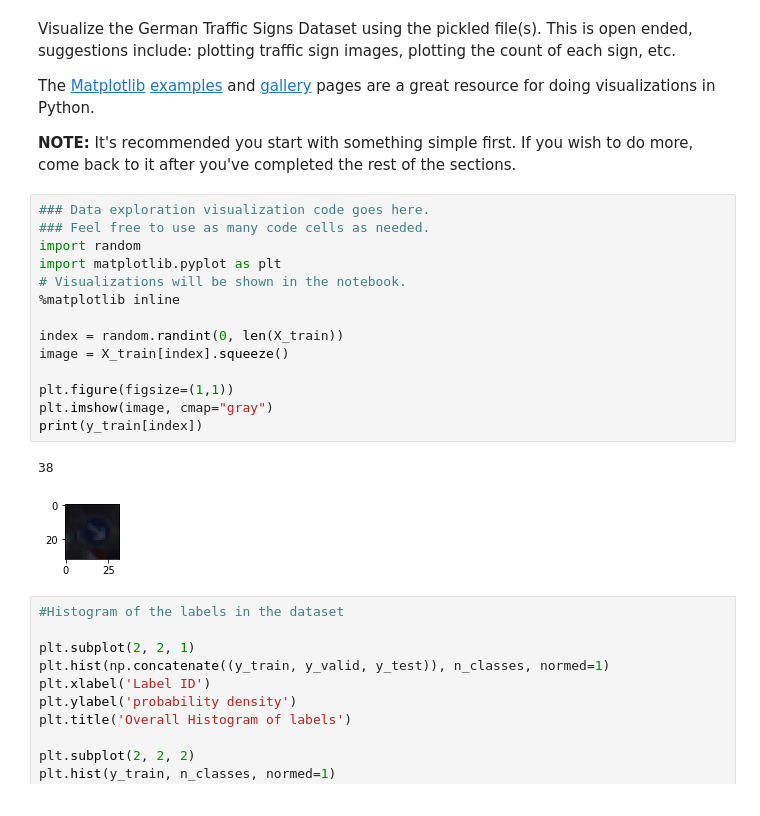
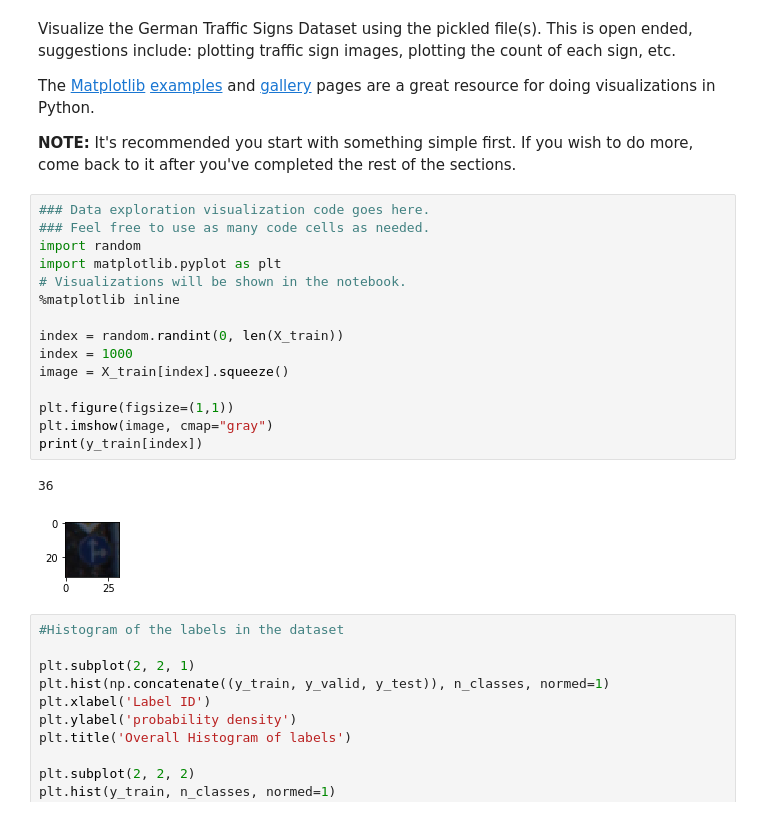
Before and after one commit to Linstancy/Traffic-Sign-Classifier, a Jupyter notebook: Traffic_Sign_Classifier.ipynb, the cells around one changed output. Drawn from its saved outputs; the diff is of its cells as text.

```diff
--- a/Traffic_Sign_Classifier.ipynb
+++ b/Traffic_Sign_Classifier.ipynb
@@ -110,20 +110,21 @@ The [Matplotlib](http://matplotlib.org/) [examples](http://matplotlib.org/exampl
 # %%
 ### Data exploration visualization code goes here.
 ### Feel free to use as many code cells as needed.
 import random
 import matplotlib.pyplot as plt
 # Visualizations will be shown in the notebook.
 %matplotlib inline
 
 index = random.randint(0, len(X_train))
+index = 1000
 image = X_train[index].squeeze()
 
 plt.figure(figsize=(1,1))
 plt.imshow(image, cmap="gray")
 print(y_train[index])
 # %% [output]
-38
+36
-[figure, old version]
+[figure, new version]
 # %%
 #Histogram of the labels in the dataset
 
```
Also changed, not shown: parts of 5 cells of this notebook, 10 other files.
